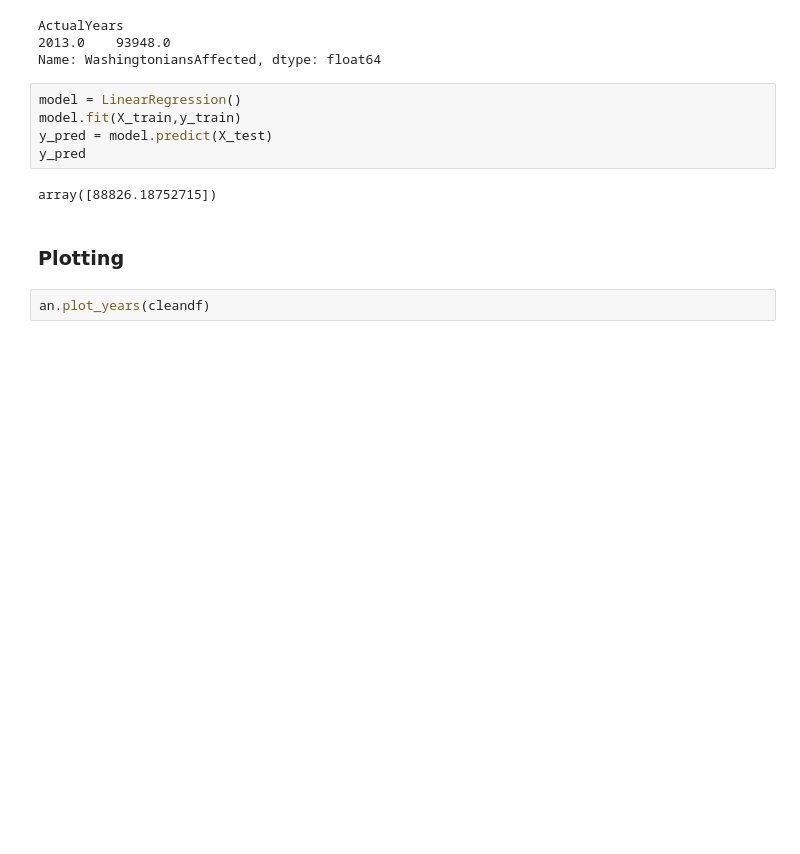
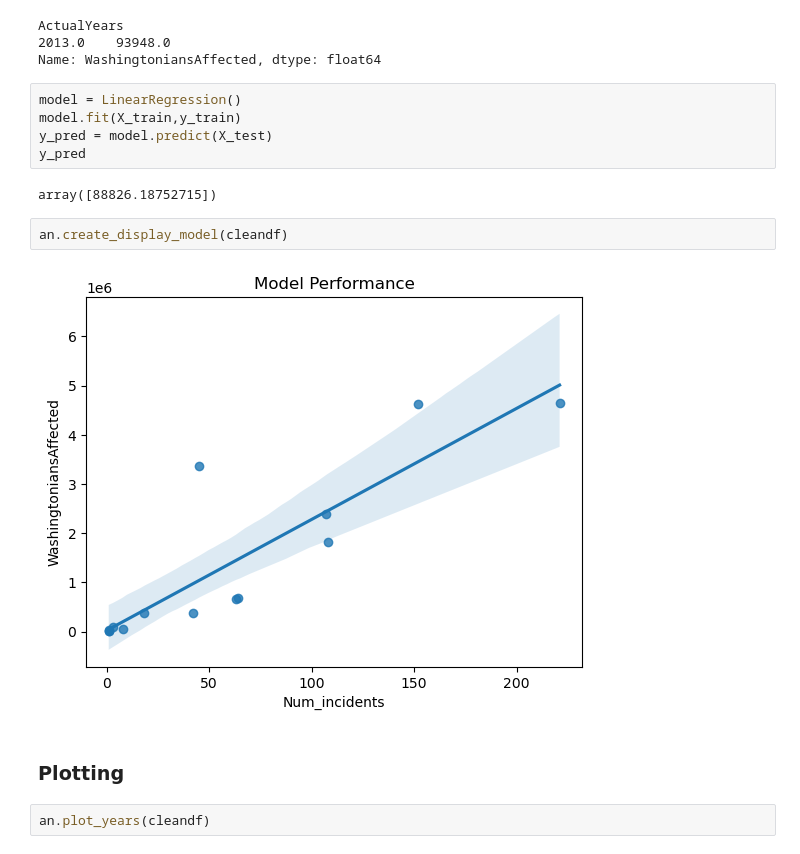
Before and after one commit to IsaacDaHanes/WA_Databreaches_Predictive_Analysis, a Jupyter notebook: notebooks/DB_Testing.ipynb, the cells around one changed output. Drawn from its saved outputs; the diff is of its cells as text; blank space fills up the shorter version.

```diff
--- a/notebooks/DB_Testing.ipynb
+++ b/notebooks/DB_Testing.ipynb
@@ -148,6 +149,10 @@ y_pred = model.predict(X_test)
 y_pred
 # %% [output]
 array([88826.18752715])
+# %%
+an.create_display_model(cleandf)
+# %% [output]
+[figure, added]
 # %% [markdown]
 ### Plotting
 # %%
```
Also changed, not shown: parts of 5 cells of this notebook, 5 other files.
